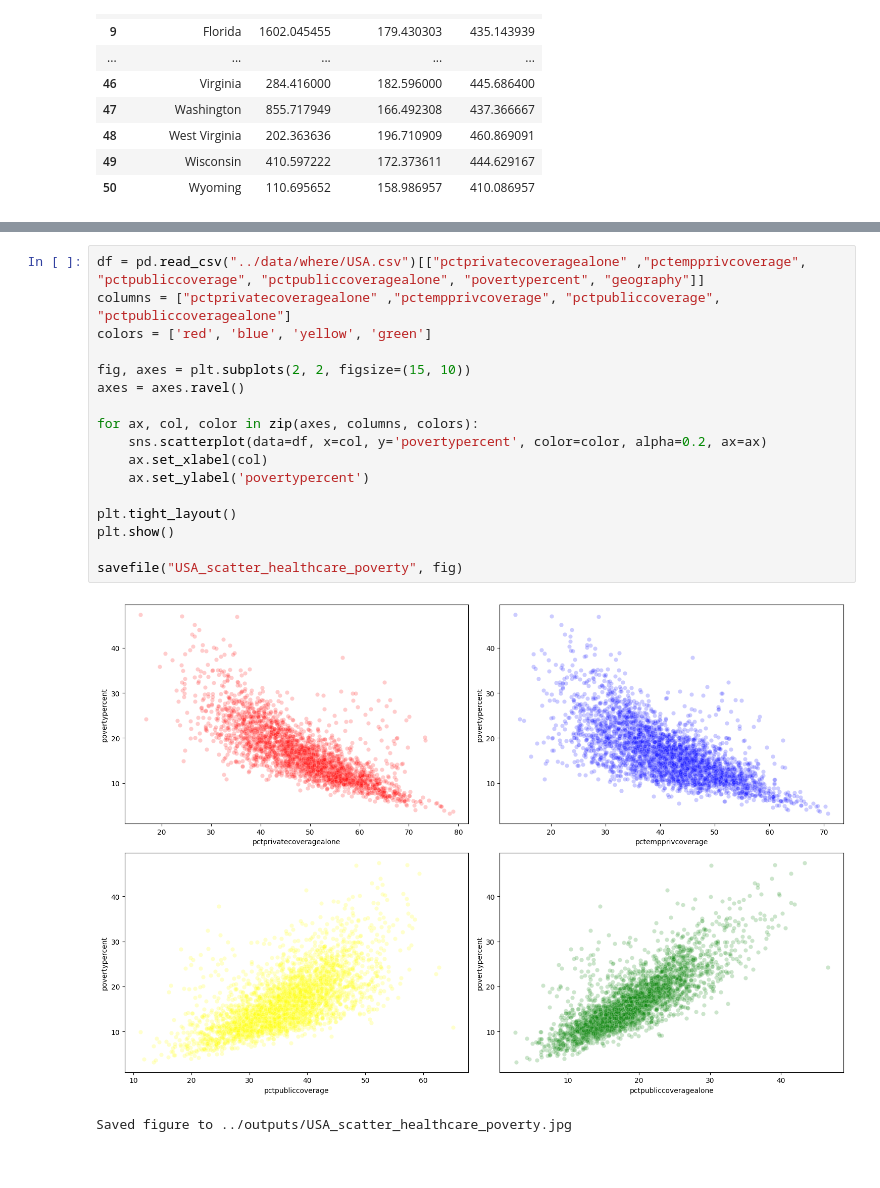
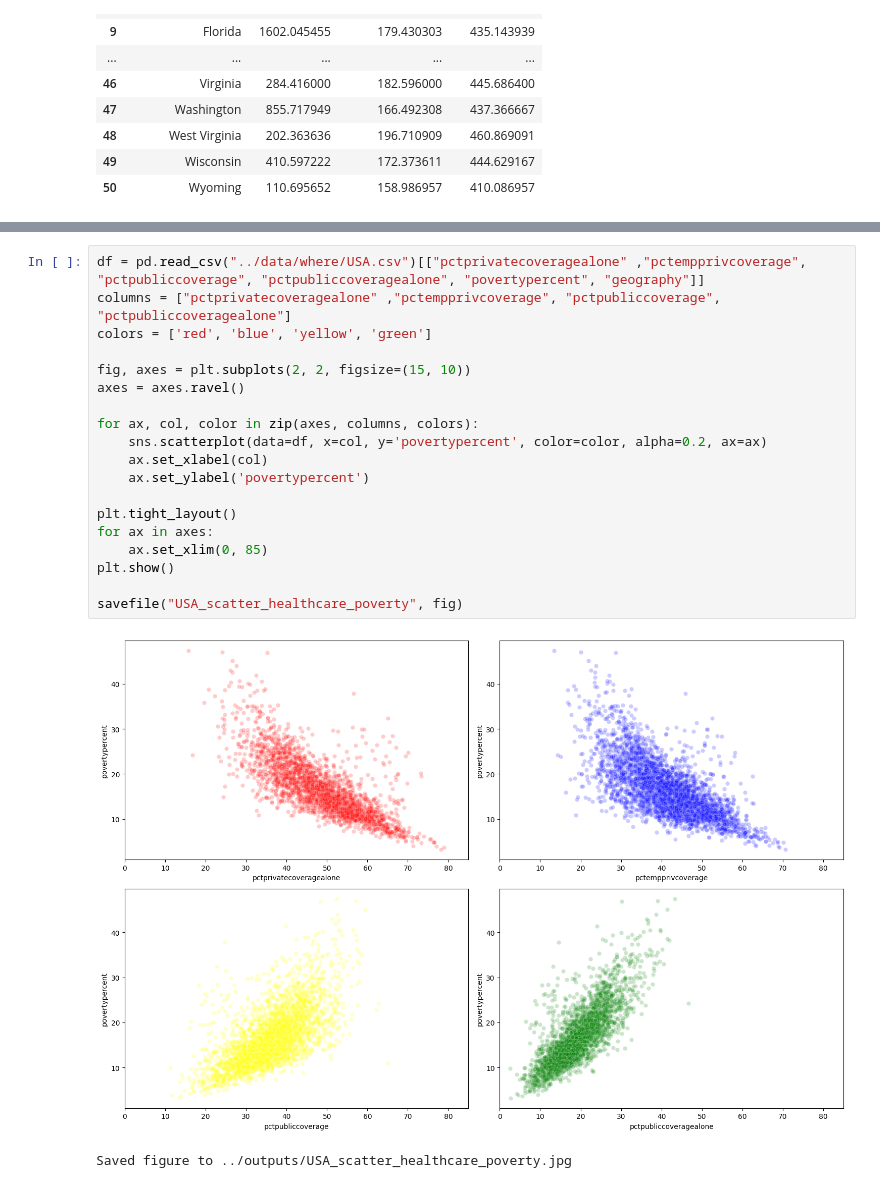
Before and after one commit to andreeriga/Scientific-Visualization-Magistrale, a Jupyter notebook: notebooks/USA_graphs.ipynb, the cells around one changed output, grey strips where cells are left out. Drawn from its saved outputs; the diff is of its cells as text.

Commit message:
Fixed USA scatterplot

```diff
--- a/notebooks/USA_graphs.ipynb
+++ b/notebooks/USA_graphs.ipynb
@@ -75,20 +74,22 @@ Saved figure to ../outputs/violins.jpg
 # %%
 df = pd.read_csv("../data/where/USA.csv")[["pctprivatecoveragealone" ,"pctempprivcoverage", "pctpubliccoverage", "pctpubliccoveragealone", "povertypercent", "geography"]]
 columns = ["pctprivatecoveragealone" ,"pctempprivcoverage", "pctpubliccoverage", "pctpubliccoveragealone"]
 colors = ['red', 'blue', 'yellow', 'green']
 
 fig, axes = plt.subplots(2, 2, figsize=(15, 10))
 axes = axes.ravel()
 
 for ax, col, color in zip(axes, columns, colors):
     sns.scatterplot(data=df, x=col, y='povertypercent', color=color, alpha=0.2, ax=ax)
     ax.set_xlabel(col)
     ax.set_ylabel('povertypercent')
 
 plt.tight_layout()
+for ax in axes:
+    ax.set_xlim(0, 85)
 plt.show()
 
 savefile("USA_scatter_healthcare_poverty", fig)
 # %% [output]
-[figure, old version]
+[figure, new version]
 Saved figure to ../outputs/USA_scatter_healthcare_poverty.jpg
```
Also changed, not shown: parts of 1 cell of this notebook, 1 other file.
